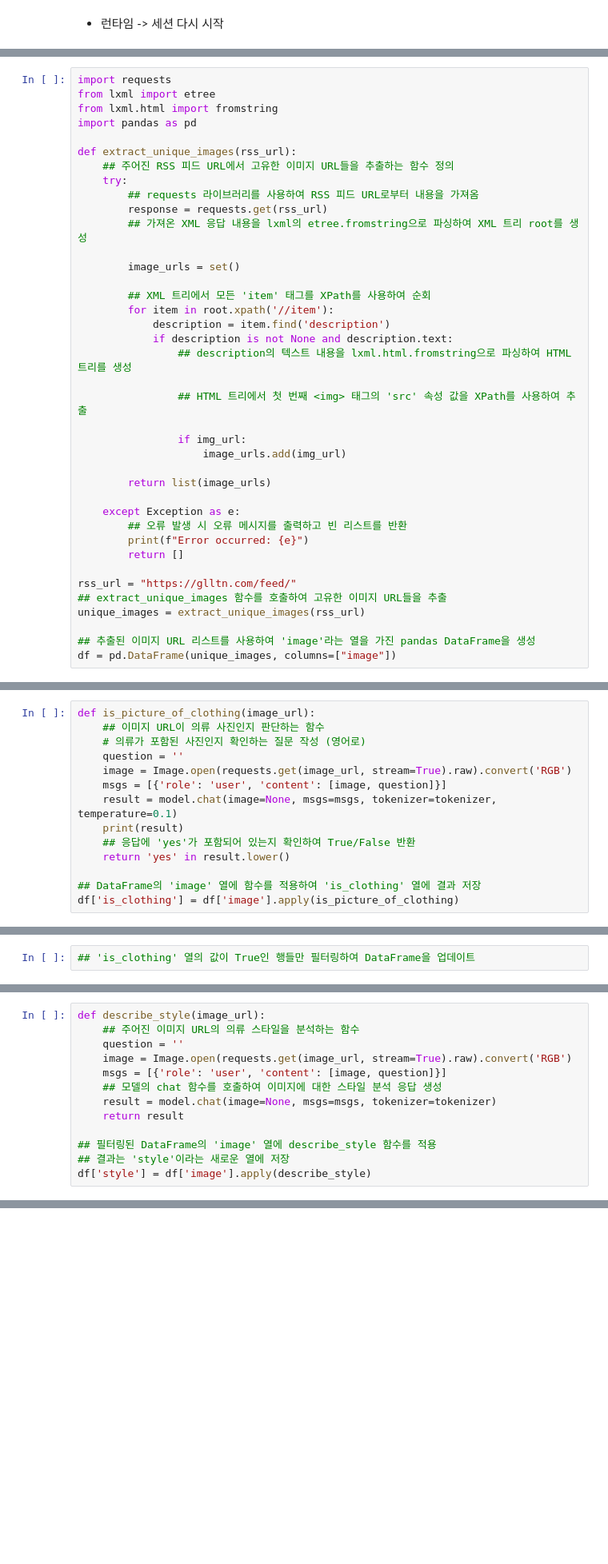
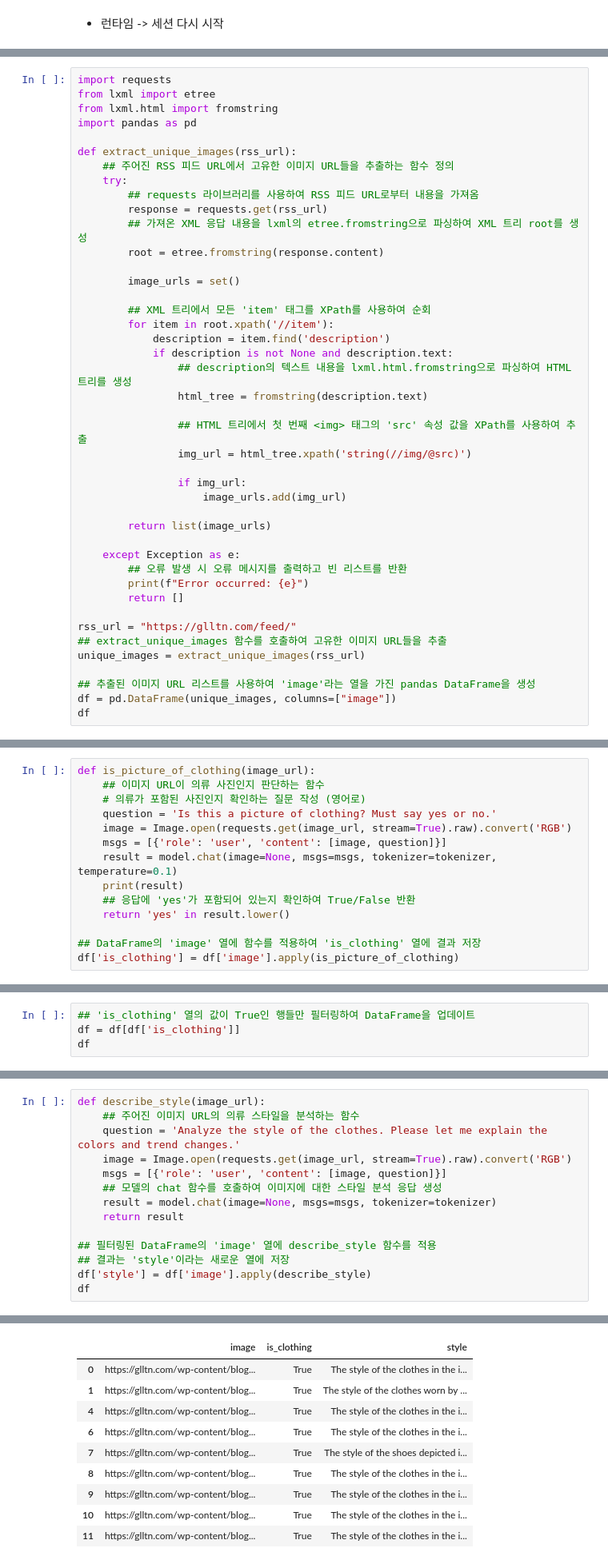
Before and after one commit to jlovechae/Data-Analysis-with-Open-Source, a Jupyter notebook: 오픈소스_데이터_분석_14강.ipynb, the cells around one changed output, grey strips where cells are left out. Shown at 80% size. Saved outputs shown, nothing was run; the diff lists cells and outputs as text; blank space fills up the shorter version.

```diff
--- a/오픈소스_데이터_분석_14강.ipynb
+++ b/오픈소스_데이터_분석_14강.ipynb
@@ -60,6 +84,7 @@ def extract_unique_images(rss_url):
         ## requests 라이브러리를 사용하여 RSS 피드 URL로부터 내용을 가져옴
         response = requests.get(rss_url)
         ## 가져온 XML 응답 내용을 lxml의 etree.fromstring으로 파싱하여 XML 트리 root를 생성
+        root = etree.fromstring(response.content)
 
         image_urls = set()
 
@@ -68,8 +93,10 @@ def extract_unique_images(rss_url):
             description = item.find('description')
             if description is not None and description.text:
                 ## description의 텍스트 내용을 lxml.html.fromstring으로 파싱하여 HTML 트리를 생성
+                html_tree = fromstring(description.text)
 
                 ## HTML 트리에서 첫 번째 <img> 태그의 'src' 속성 값을 XPath를 사용하여 추출
+                img_url = html_tree.xpath('string(//img/@src)')
 
                 if img_url:
                     image_urls.add(img_url)
@@ -87,3 +114,4 @@ unique_images = extract_unique_images(rss_url)
 
 ## 추출된 이미지 URL 리스트를 사용하여 'image'라는 열을 가진 pandas DataFrame을 생성
 df = pd.DataFrame(unique_images, columns=["image"])
+df
@@ -164,7 +259,7 @@ print(result)
 def is_picture_of_clothing(image_url):
     ## 이미지 URL이 의류 사진인지 판단하는 함수
     # 의류가 포함된 사진인지 확인하는 질문 작성 (영어로)
-    question = ''
+    question = 'Is this a picture of clothing? Must say yes or no.'
     image = Image.open(requests.get(image_url, stream=True).raw).convert('RGB')
     msgs = [{'role': 'user', 'content': [image, question]}]
     result = model.chat(image=None, msgs=msgs, tokenizer=tokenizer, temperature=0.1)
@@ -182,3 +292,5 @@ display(HTML(df.to_html(escape=False, formatters=dict(**{'image': path_to_image_
 ## 14-7 의류 이미지 필터링
 # %%
 ## 'is_clothing' 열의 값이 True인 행들만 필터링하여 DataFrame을 업데이트
+df = df[df['is_clothing']]
+df
@@ -187,7 +314,7 @@ display(HTML(df.to_html(escape=False, formatters=dict(**{'image': path_to_image_
 # %%
 def describe_style(image_url):
     ## 주어진 이미지 URL의 의류 스타일을 분석하는 함수
-    question = ''
+    question = 'Analyze the style of the clothes. Please let me explain the colors and trend changes.'
     image = Image.open(requests.get(image_url, stream=True).raw).convert('RGB')
     msgs = [{'role': 'user', 'content': [image, question]}]
     ## 모델의 chat 함수를 호출하여 이미지에 대한 스타일 분석 응답 생성
@@ -197,3 +324,5 @@ def describe_style(image_url):
 ## 필터링된 DataFrame의 'image' 열에 describe_style 함수를 적용
 ## 결과는 'style'이라는 새로운 열에 저장
 df['style'] = df['image'].apply(describe_style)
+df
+# %% [output]
@@ -200,2 +334,12 @@ df['style'] = df['image'].apply(describe_style)
+|  | image | is_clothing | style |
+| 0 | https://glltn.com/wp-content/blog... | True | The style of the clothes in the i... |
+| 1 | https://glltn.com/wp-content/blog... | True | The style of the clothes worn by ... |
+| 4 | https://glltn.com/wp-content/blog... | True | The style of the clothes in the i... |
+| 6 | https://glltn.com/wp-content/blog... | True | The style of the clothes in the i... |
+| 7 | https://glltn.com/wp-content/blog... | True | The style of the shoes depicted i... |
+| 8 | https://glltn.com/wp-content/blog... | True | The style of the clothes in the i... |
+| 9 | https://glltn.com/wp-content/blog... | True | The style of the clothes in the i... |
+| 10 | https://glltn.com/wp-content/blog... | True | The style of the clothes in the i... |
+| 11 | https://glltn.com/wp-content/blog... | True | The style of the clothes in the i... |
 # %%
 display(HTML(df.to_html(escape=False, formatters=dict(**{'image': path_to_image_html}))))
```
Also changed, not shown: parts of 23 cells of this notebook.
